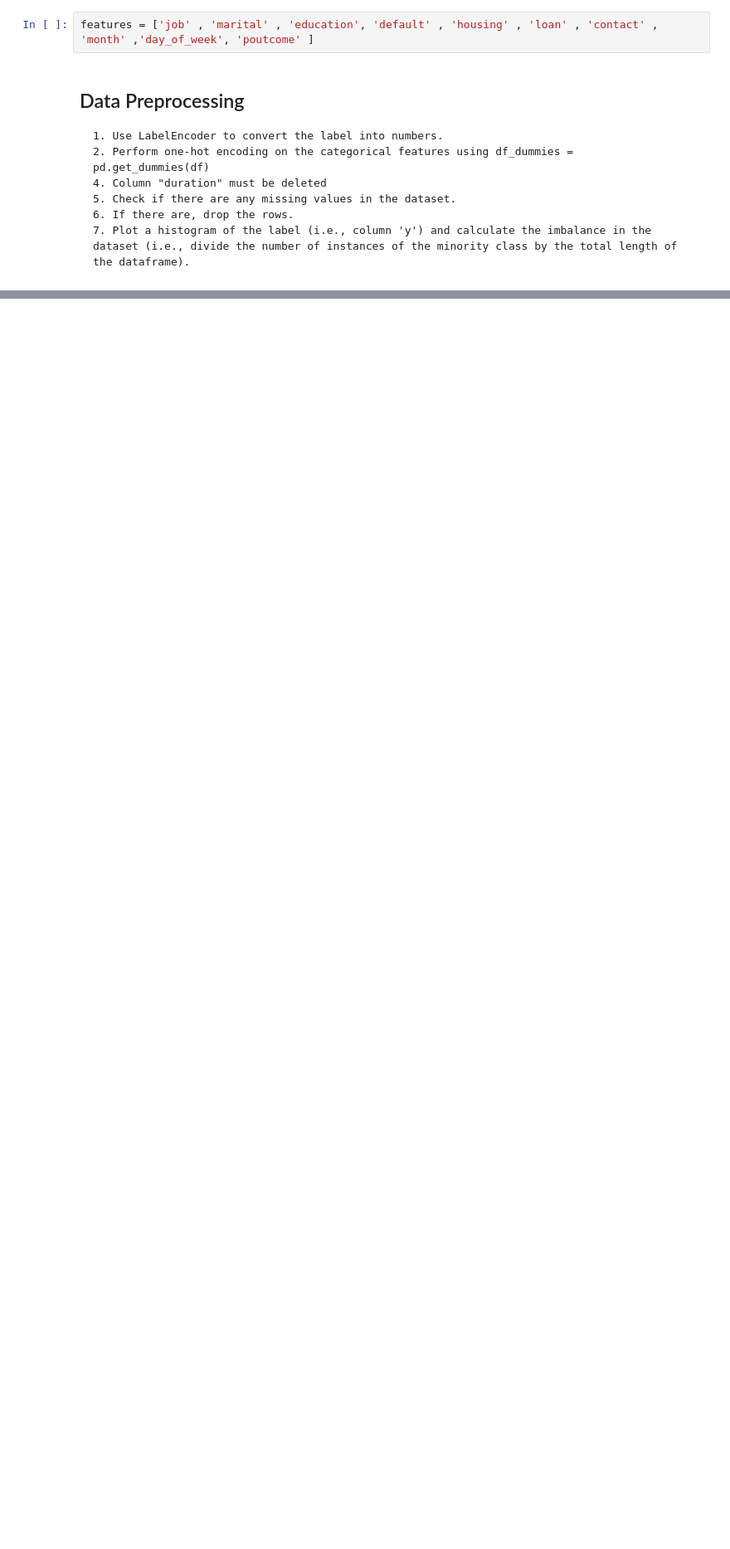
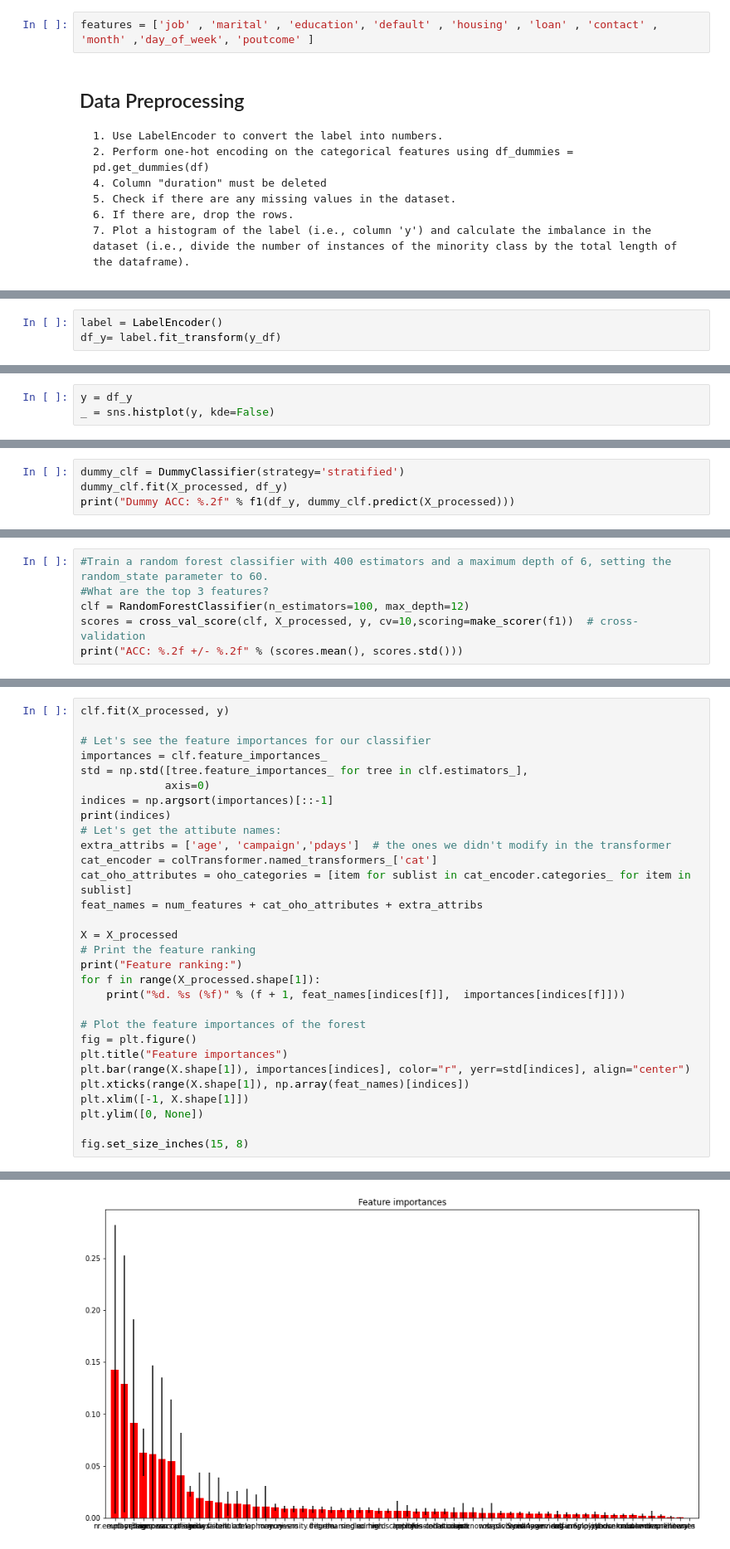
Before and after one commit to Modinat-A/CE888, a Jupyter notebook: lab3/bank_classification.ipynb, the cells around one changed output, grey strips where cells are left out. Shown: that part at 83% size. Drawn from its saved outputs; the diff is of its cells as text; blank space fills up the shorter version.

```diff
--- a/lab3/bank_classification.ipynb
+++ b/lab3/bank_classification.ipynb
@@ -290,0 +195,3 @@ NameError: ignored
+# %%
+label = LabelEncoder()
+df_y= label.fit_transform(y_df)
@@ -290,0 +202,3 @@ NameError: ignored
+# %%
+y = df_y
+_ = sns.histplot(y, kde=False)
@@ -290,0 +209,4 @@ NameError: ignored
+# %%
+dummy_clf = DummyClassifier(strategy='stratified')
+dummy_clf.fit(X_processed, df_y)
+print("Dummy ACC: %.2f" % f1(df_y, dummy_clf.predict(X_processed)))
@@ -290,0 +258,6 @@ NameError: ignored
+# %%
+#Train a random forest classifier with 400 estimators and a maximum depth of 6, setting the random_state parameter to 60.
+#What are the top 3 features?
+clf = RandomForestClassifier(n_estimators=100, max_depth=12)
+scores = cross_val_score(clf, X_processed, y, cv=10,scoring=make_scorer(f1))  # cross-validation
+print("ACC: %.2f +/- %.2f" % (scores.mean(), scores.std()))
@@ -290,0 +266,31 @@ NameError: ignored
+# %%
+clf.fit(X_processed, y)
+
+# Let's see the feature importances for our classifier
+importances = clf.feature_importances_
+std = np.std([tree.feature_importances_ for tree in clf.estimators_],
+             axis=0)
+indices = np.argsort(importances)[::-1]
+print(indices)
+# Let's get the attibute names:
+extra_attribs = ['age',	'campaign','pdays']  # the ones we didn't modify in the transformer
+cat_encoder = colTransformer.named_transformers_['cat']
+cat_oho_attributes = oho_categories = [item for sublist in cat_encoder.categories_ for item in sublist]
+feat_names = num_features + cat_oho_attributes + extra_attribs
+
+X = X_processed
+# Print the feature ranking
+print("Feature ranking:")
+for f in range(X_processed.shape[1]):
+    print("%d. %s (%f)" % (f + 1, feat_names[indices[f]],  importances[indices[f]]))
+
+# Plot the feature importances of the forest
+fig = plt.figure()
+plt.title("Feature importances")
+plt.bar(range(X.shape[1]), importances[indices], color="r", yerr=std[indices], align="center")
+plt.xticks(range(X.shape[1]), np.array(feat_names)[indices])
+plt.xlim([-1, X.shape[1]])
+plt.ylim([0, None])
+
+fig.set_size_inches(15, 8)
+# %% [output]
@@ -290,0 +314 @@ NameError: ignored
+[figure, added]
```
Also changed, not shown: parts of 45 cells of this notebook.
